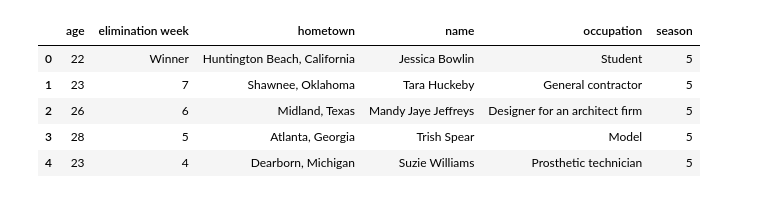
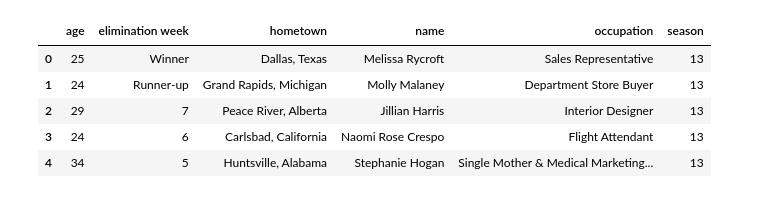
Before and after one commit to dcusworth/WAR_of_the_Roses, a Jupyter notebook: Wiki_Scrape.ipynb, the cells around one changed output. Cells and saved outputs as stored; diff of their text form; code cells hidden in the pictures.

```diff
--- a/Wiki_Scrape.ipynb
+++ b/Wiki_Scrape.ipynb
@@ -479,9 +602,9 @@ for cont8 in cont8Sites:         #for each soup element (one per contestant site
     contestantDict['season'] = 8
 
     #add dict to list of dicts
-    if (contestantDict not in newList):
-        listOfContestantDicts.append(contestantDict) #add dict to list of dicts in this season
-        listAllCDicts.append(contestantDict)  #add dict to list of all dicts in ALL seasons
+    #if (contestantDict not in newList):
+    listOfContestantDicts.append(contestantDict) #add dict to list of dicts in this season
+    listAllDicts.append(contestantDict)  #add dict to list of all dicts in ALL seasons
 
 seasonsDict[8] = listOfContestantDicts  #key = season num, val=list of contestant dicts
 # %%
@@ -498,31 +621,32 @@ seasonsDict[8] = listOfContestantDicts  #key = season num, val=list of contestan
 # %%
 # Convert list of contestant dictionaries to a pandas dataframe.
 #
-# Note: seasons = [2,4,5,6,8,9,10,11,12,13,14,15,16,17,18,19]
-# There are no seasons 1, 3, 7, or 20.
+# Note: 'listAllDicts' has seasons = [2,4,5,6,8,9,10,11,12,13,14,15,16,17,18,19]
+# Here, we make a dataframe of Seasons 13 forward.
 #
 
 cDicts = []
-for l in listAllCDicts:
-    d={}
-    d['name']=l['name']
-    d['age']=l['age']
-    d['hometown']=l['hometown']
-    d['occupation']=l['occupation']
-    d['elimination week']=l['elimination']
-    d['season']=l['season']
-    cDicts.append(d)
+for l in listAllDicts:
+    if (l['season'] > 12):
+        d={}
+        d['name']=l['name']
+        d['age']=l['age']
+        d['hometown']=l['hometown']
+        d['occupation']=l['occupation']
+        d['elimination week']=l['elimination']
+        d['season']=l['season']
+        cDicts.append(d)
 
 contestantDF = pd.DataFrame(cDicts)
 contestantDF.drop_duplicates()  #drop duplicates, just in case
 contestantDF.head(5)
 # %% [output]
 |  | age | elimination week | hometown | name | occupation | season |
-| 0 | 22 | Winner | Huntington Beach, California | Jessica Bowlin | Student | 5 |
-| 1 | 23 | 7 | Shawnee, Oklahoma | Tara Huckeby | General contractor | 5 |
-| 2 | 26 | 6 | Midland, Texas | Mandy Jaye Jeffreys | Designer for an architect firm | 5 |
-| 3 | 28 | 5 | Atlanta, Georgia | Trish Spear | Model | 5 |
-| 4 | 23 | 4 | Dearborn, Michigan | Suzie Williams | Prosthetic technician | 5 |
+| 0 | 25 | Winner | Dallas, Texas | Melissa Rycroft | Sales Representative | 13 |
+| 1 | 24 | Runner-up | Grand Rapids, Michigan | Molly Malaney | Department Store Buyer | 13 |
+| 2 | 29 | 7 | Peace River, Alberta | Jillian Harris | Interior Designer | 13 |
+| 3 | 24 | 6 | Carlsbad, California | Naomi Rose Crespo | Flight Attendant | 13 |
+| 4 | 34 | 5 | Huntsville, Alabama | Stephanie Hogan | Single Mother & Medical Marketing... | 13 |
 # %%
 contestantDF.shape              #print (number of contestants x number of fields)
 # %% [output]
```
Also changed, not shown: parts of 6 cells of this notebook.
